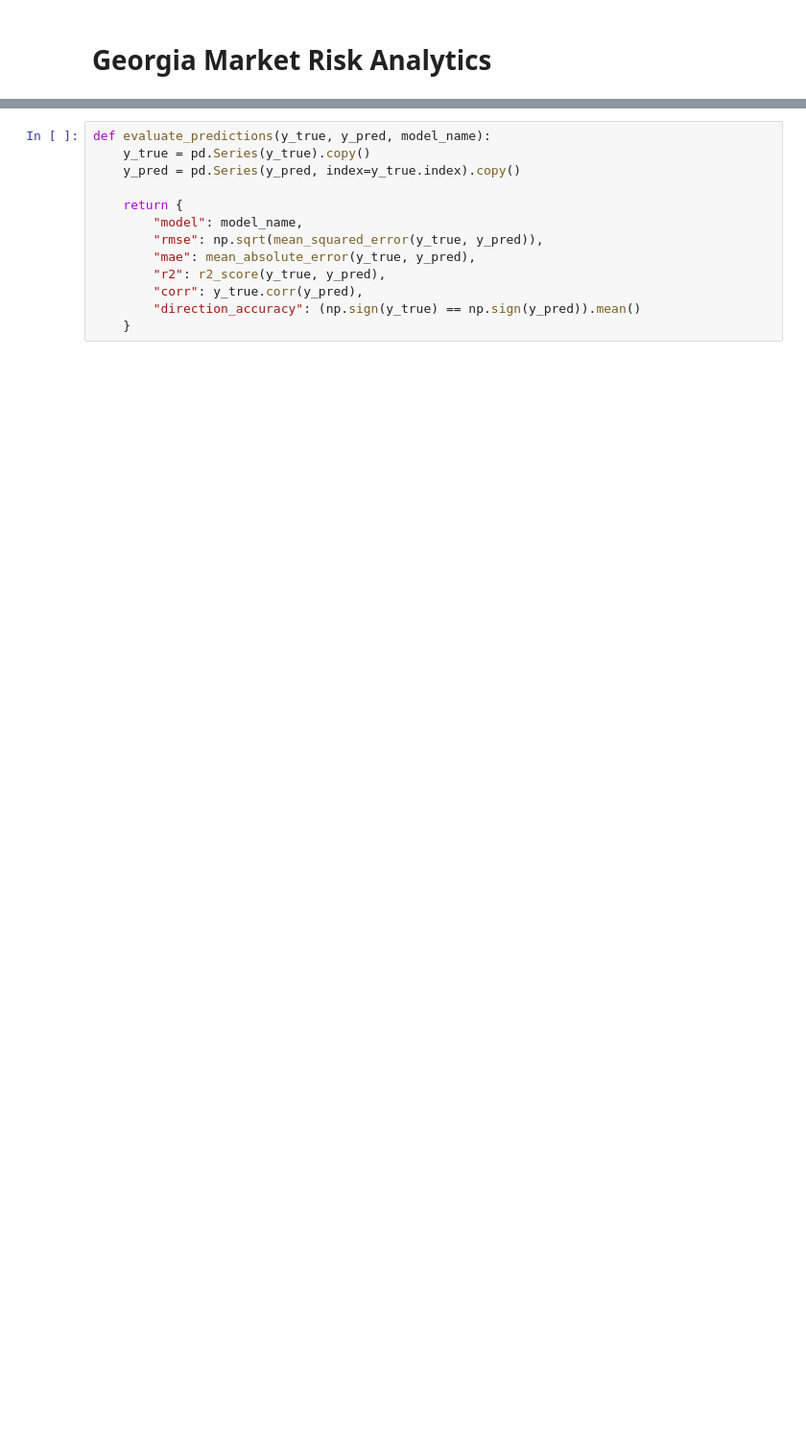
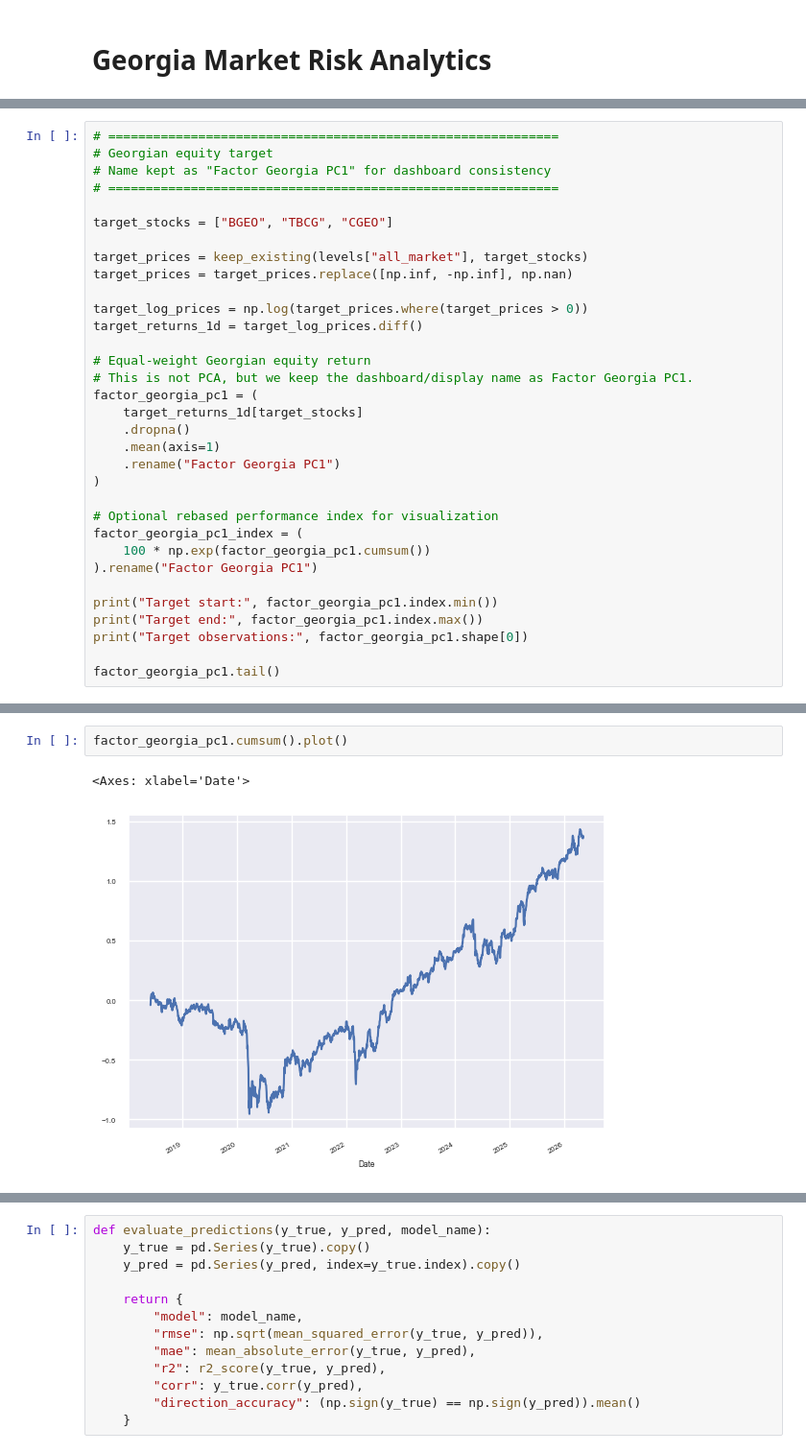
Before and after one commit to gmukhigulas1/Projects, a Jupyter notebook: Quant projects/Georgia Market Risk/Analytics.ipynb, the cells around one changed output, grey strips where cells are left out. Shown at 96% size. Saved outputs shown, nothing was run; the diff lists cells and outputs as text; blank space fills up the shorter version.

```diff
--- a/Quant projects/Georgia Market Risk/Analytics.ipynb
+++ b/Quant projects/Georgia Market Risk/Analytics.ipynb
@@ -1010,0 +668,33 @@ Lasso is used here for same-day attribution, not prediction.
+# %%
+# ============================================================
+# Georgian equity target
+# Name kept as "Factor Georgia PC1" for dashboard consistency
+# ============================================================
+
+target_stocks = ["BGEO", "TBCG", "CGEO"]
+
+target_prices = keep_existing(levels["all_market"], target_stocks)
+target_prices = target_prices.replace([np.inf, -np.inf], np.nan)
+
+target_log_prices = np.log(target_prices.where(target_prices > 0))
+target_returns_1d = target_log_prices.diff()
+
+# Equal-weight Georgian equity return
+# This is not PCA, but we keep the dashboard/display name as Factor Georgia PC1.
+factor_georgia_pc1 = (
+    target_returns_1d[target_stocks]
+    .dropna()
+    .mean(axis=1)
+    .rename("Factor Georgia PC1")
+)
+
+# Optional rebased performance index for visualization
+factor_georgia_pc1_index = (
+    100 * np.exp(factor_georgia_pc1.cumsum())
+).rename("Factor Georgia PC1")
+
+print("Target start:", factor_georgia_pc1.index.min())
+print("Target end:", factor_georgia_pc1.index.max())
+print("Target observations:", factor_georgia_pc1.shape[0])
+
+factor_georgia_pc1.tail()
@@ -1010,0 +712,5 @@ Lasso is used here for same-day attribution, not prediction.
+# %%
+factor_georgia_pc1.cumsum().plot()
+# %% [output]
+<Axes: xlabel='Date'>
+[figure, added]
```
Also changed, not shown: parts of 140 cells of this notebook.
